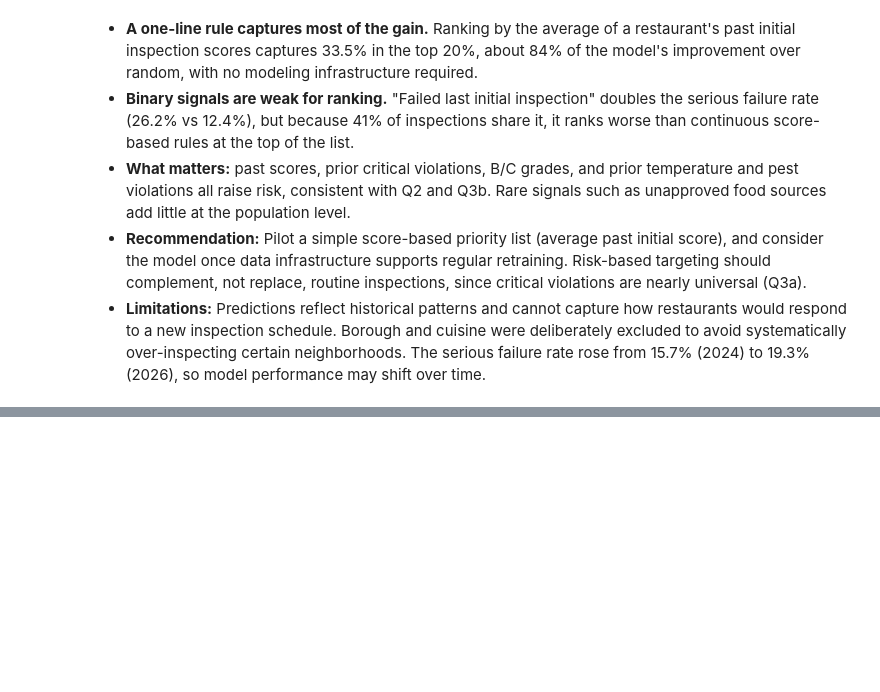
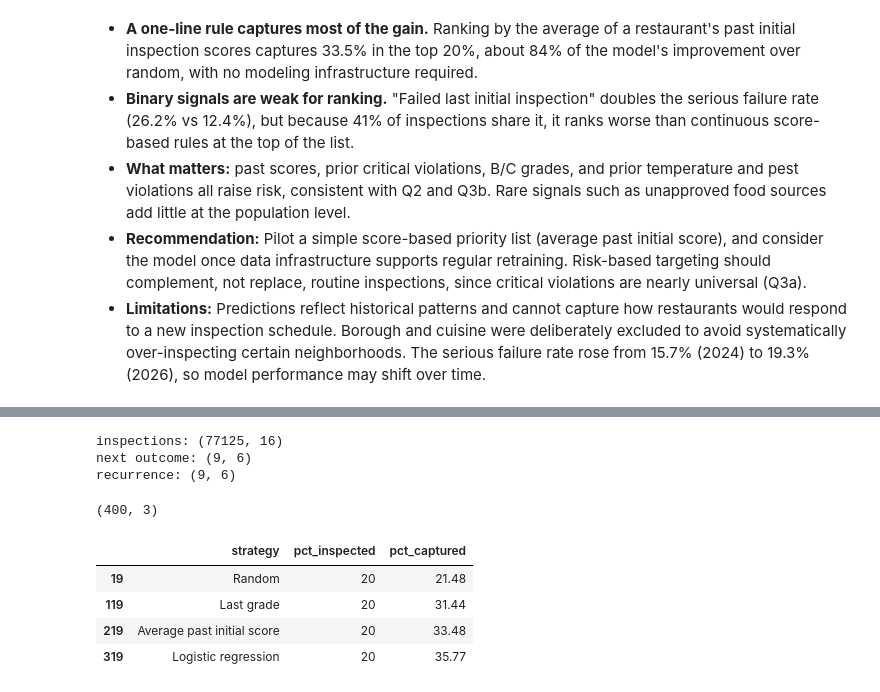
Before and after one commit to KatherineZ323/nyc-restaurant-inspections, a Jupyter notebook: notebooks/04_analysis.ipynb, the cells around one changed output, grey strips where cells are left out. Cells and saved outputs as stored; diff of their text form; code cells hidden in the pictures; blank space fills up the shorter version.

```diff
--- a/notebooks/04_analysis.ipynb
+++ b/notebooks/04_analysis.ipynb
@@ -931,0 +936,75 @@ results
+# %%
+import os
+
+TABLEAU_DIR = "../data/tableau/"
+os.makedirs(TABLEAU_DIR, exist_ok=True)
+
+# 1. Inspection-level table for pages 1 and 2 (score distribution, filters)
+inspections_export = q("""
+SELECT
+    i.inspection_id,
+    i.camis,
+    r.dba,
+    r.boro,
+    r.cuisine_description,
+    r.zipcode,
+    r.nta,
+    r.latitude,
+    r.longitude,
+    i.inspection_date,
+    i.inspection_program,
+    i.inspection_stage,
+    i.score,
+    i.grade,
+    i.n_violations,
+    i.n_critical
+FROM inspections AS i
+JOIN restaurants AS r
+    ON i.camis = r.camis
+WHERE i.in_scope
+  AND i.score IS NOT NULL;
+""")
+inspections_export.to_csv(TABLEAU_DIR + "inspections.csv", index=False)
+
+# 2. Next-inspection outcome by score band (page 2)
+q2_stage.to_csv(TABLEAU_DIR + "next_outcome_by_band.csv", index=False)
+
+# 3. Recurring violation types (page 3)
+recurrence.to_csv(TABLEAU_DIR + "recurrence.csv", index=False)
+
+print("inspections:", inspections_export.shape)
+print("next outcome:", q2_stage.shape)
+print("recurrence:", recurrence.shape)
+# %% [output]
+inspections: (77125, 16)
+next outcome: (9, 6)
+recurrence: (9, 6)
+# %%
+curve_strategies = {
+    "Random": "random",
+    "Last grade": "grade_rank",
+    "Average past initial score": "avg_prior_score",
+    "Logistic regression": "model_risk",
+}
+
+curve_rows = []
+for name, col in curve_strategies.items():
+    for p in range(1, 101):
+        curve_rows.append({
+            "strategy": name,
+            "pct_inspected": p,
+            "pct_captured": round(capture_rate(test, col, p), 2),
+        })
+
+capture_curve = pd.DataFrame(curve_rows)
+capture_curve.to_csv(TABLEAU_DIR + "capture_curve.csv", index=False)
+
+print(capture_curve.shape)
+capture_curve[capture_curve["pct_inspected"] == 20]
+# %% [output]
+(400, 3)
+|  | strategy | pct_inspected | pct_captured |
+| 19 | Random | 20 | 21.48 |
+| 119 | Last grade | 20 | 31.44 |
+| 219 | Average past initial score | 20 | 33.48 |
+| 319 | Logistic regression | 20 | 35.77 |
```
Also changed, not shown: parts of 1 cell of this notebook, 2 other files.
